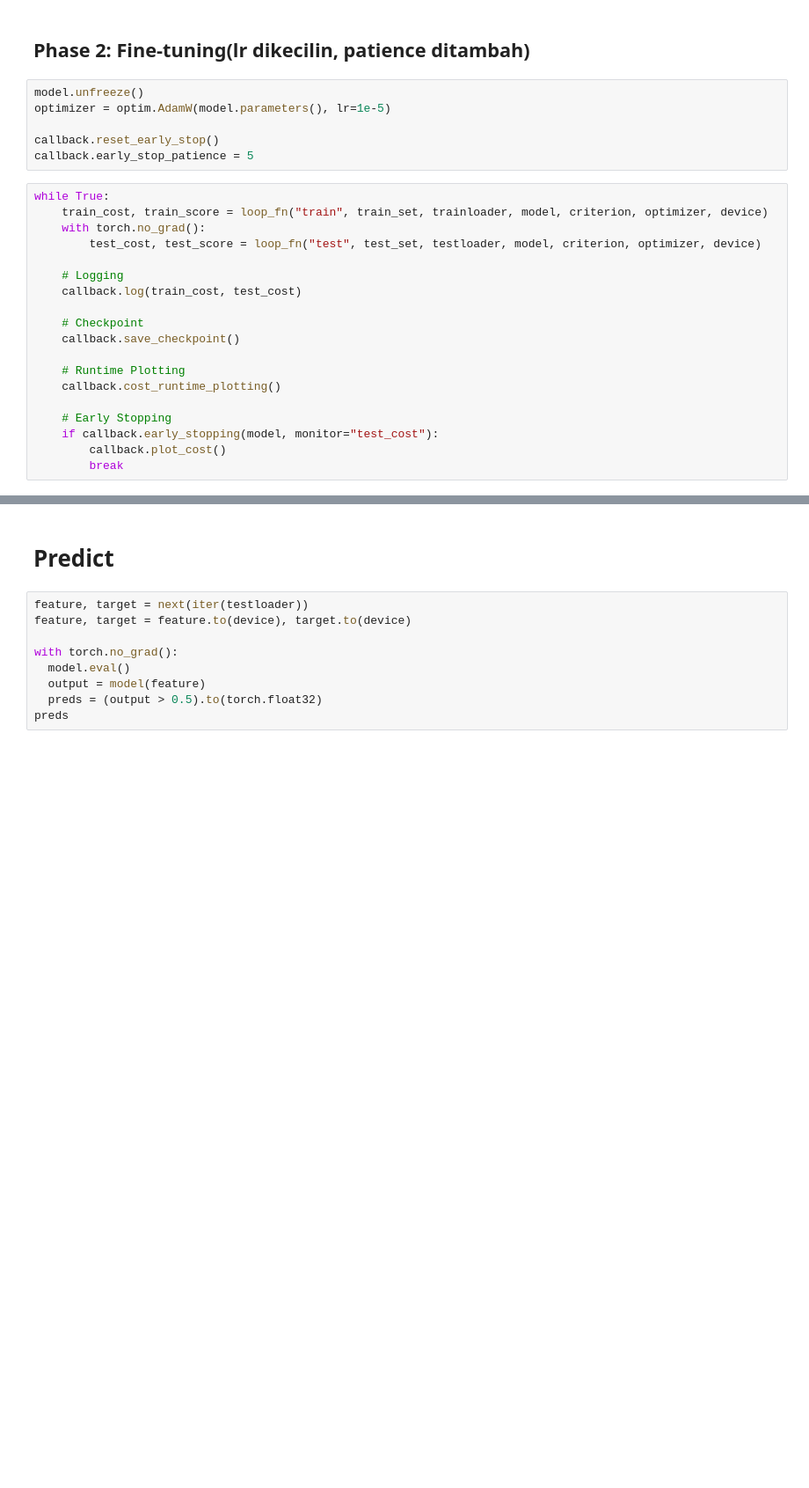
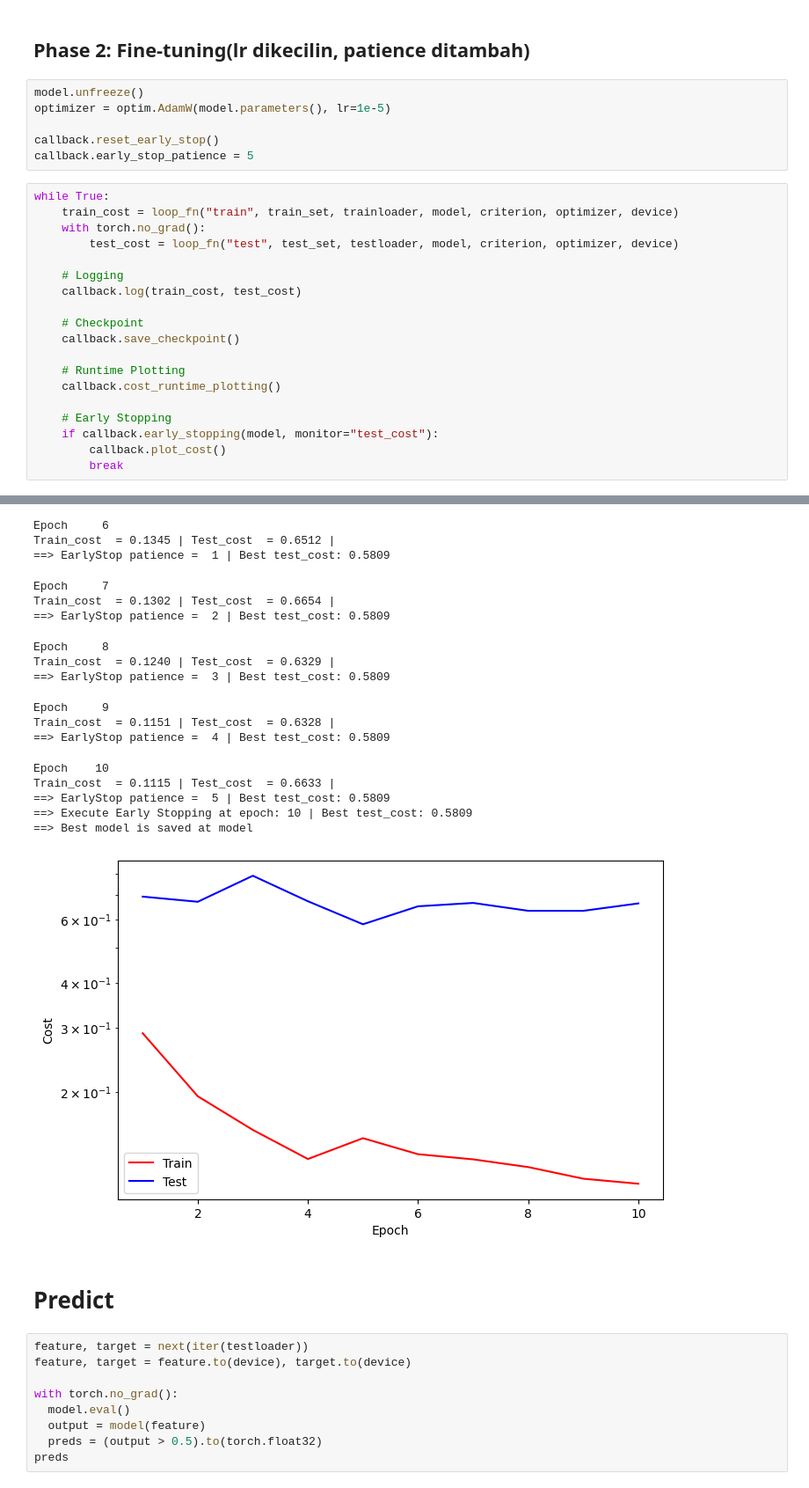
Before and after one commit to Ibnuamrithaher/Deep-Learning, a Jupyter notebook: 15 - Transfer Learning/Part 3 - Transfer Learning with PyTorch.ipynb, the cells around one changed output, grey strips where cells are left out. Shown at 88% size. Drawn from its saved outputs; the diff is of its cells as text; blank space fills up the shorter version.

```diff
--- a/15 - Transfer Learning/Part 3 - Transfer Learning with PyTorch.ipynb
+++ b/15 - Transfer Learning/Part 3 - Transfer Learning with PyTorch.ipynb
@@ -219,9 +264,9 @@ callback.reset_early_stop()
 callback.early_stop_patience = 5
 # %%
 while True:
-    train_cost, train_score = loop_fn("train", train_set, trainloader, model, criterion, optimizer, device)
+    train_cost = loop_fn("train", train_set, trainloader, model, criterion, optimizer, device)
     with torch.no_grad():
-        test_cost, test_score = loop_fn("test", test_set, testloader, model, criterion, optimizer, device)
+        test_cost = loop_fn("test", test_set, testloader, model, criterion, optimizer, device)
 
     # Logging
     callback.log(train_cost, test_cost)
@@ -236,3 +281,4 @@ while True:
     if callback.early_stopping(model, monitor="test_cost"):
         callback.plot_cost()
         break
+# %% [output]
@@ -239,3 +304,21 @@ while True:
+Epoch     6
+Train_cost  = 0.1345 | Test_cost  = 0.6512 |
+==> EarlyStop patience =  1 | Best test_cost: 0.5809
+Epoch     7
+Train_cost  = 0.1302 | Test_cost  = 0.6654 |
+==> EarlyStop patience =  2 | Best test_cost: 0.5809
+Epoch     8
+Train_cost  = 0.1240 | Test_cost  = 0.6329 |
+==> EarlyStop patience =  3 | Best test_cost: 0.5809
+Epoch     9
+Train_cost  = 0.1151 | Test_cost  = 0.6328 |
+==> EarlyStop patience =  4 | Best test_cost: 0.5809
+Epoch    10
+Train_cost  = 0.1115 | Test_cost  = 0.6633 |
+==> EarlyStop patience =  5 | Best test_cost: 0.5809
+==> Execute Early Stopping at epoch: 10 | Best test_cost: 0.5809
+==> Best model is saved at model
+[figure, added]
 # %% [markdown]
 # Predict
 # %%
```
Also changed, not shown: parts of 11 cells of this notebook.
